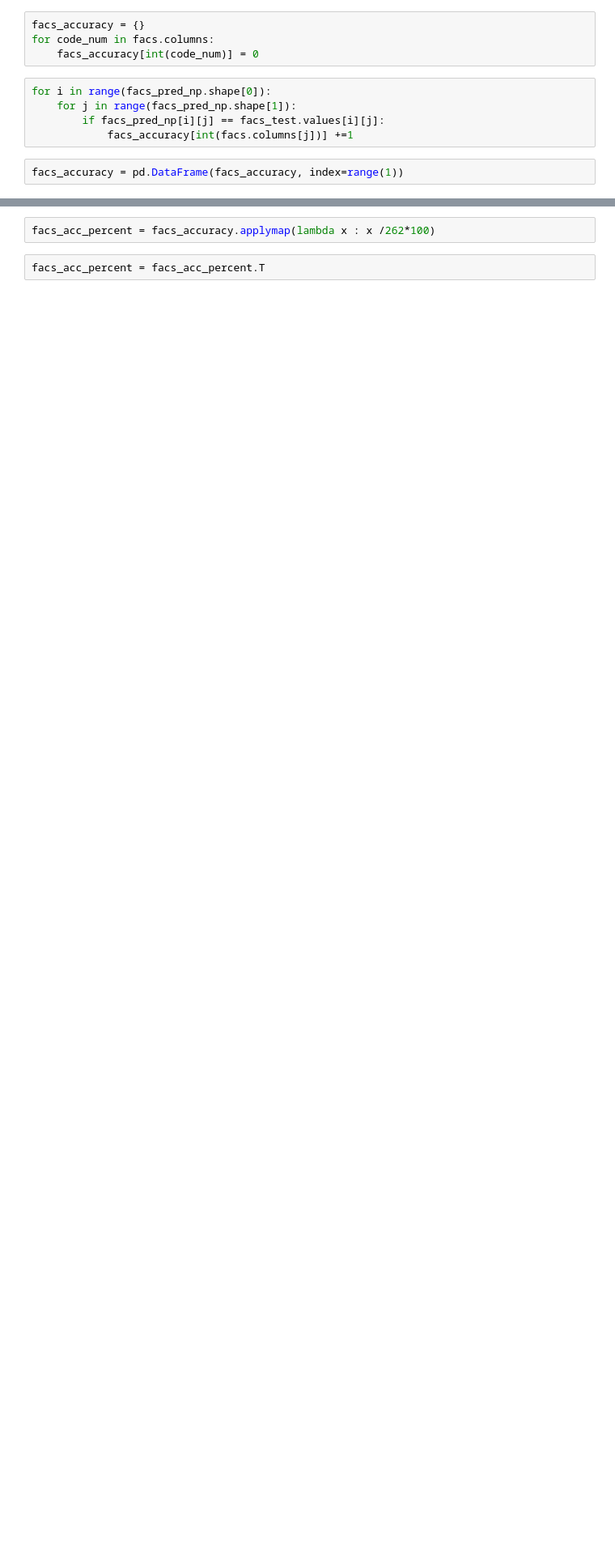
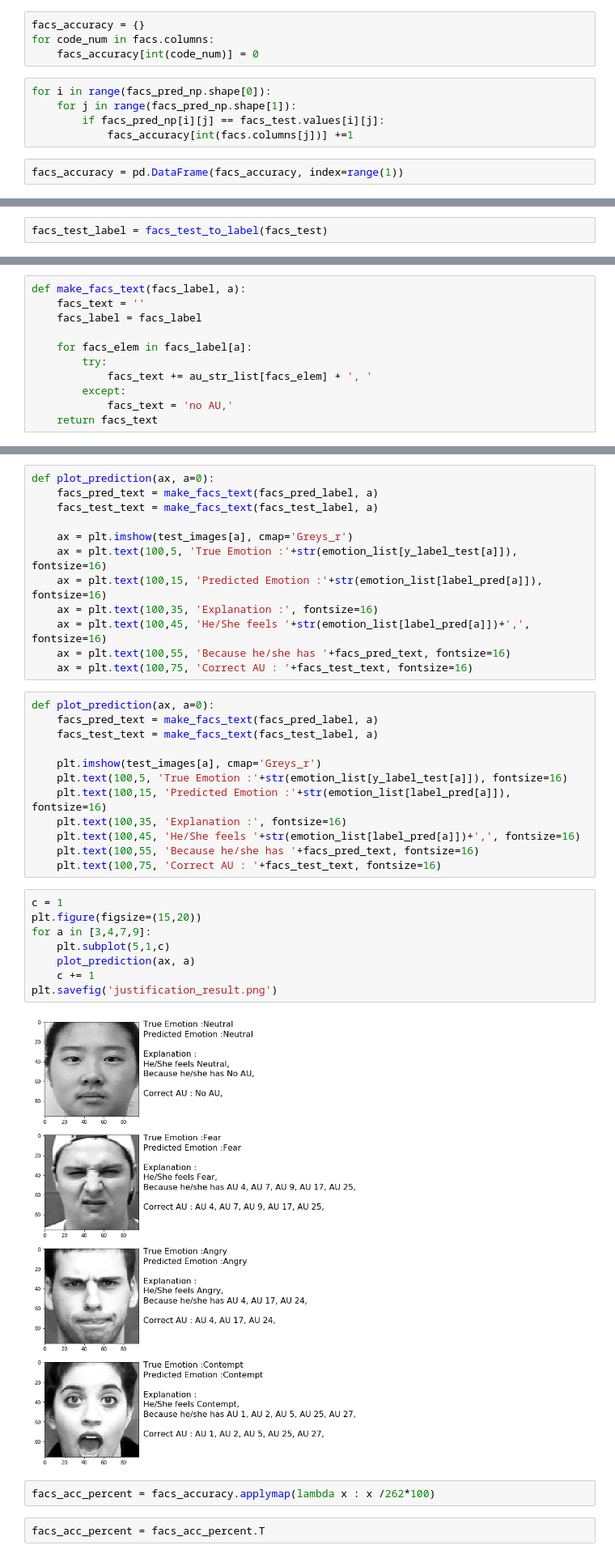
Before and after one commit to SunProg/do-neural-networks-learn-faus-iccvw-2015, a Jupyter notebook: feature-au.ipynb, the cells around one changed output, grey strips where cells are left out. Shown at 81% size. Drawn from its saved outputs; the diff is of its cells as text; blank space fills up the shorter version.

```diff
--- a/feature-au.ipynb
+++ b/feature-au.ipynb
@@ -190,0 +322,2 @@ facs_accuracy = pd.DataFrame(facs_accuracy, index=range(1))
+# %%
+facs_test_label = facs_test_to_label(facs_test)
@@ -190,0 +344,11 @@ facs_accuracy = pd.DataFrame(facs_accuracy, index=range(1))
+# %%
+def make_facs_text(facs_label, a):
+    facs_text = ''
+    facs_label = facs_label
+
+    for facs_elem in facs_label[a]:
+        try:
+            facs_text += au_str_list[facs_elem] + ', '
+        except:
+            facs_text = 'no AU,'
+    return facs_text
@@ -191,3 +375,37 @@ facs_accuracy = pd.DataFrame(facs_accuracy, index=range(1))
+# %%
+def plot_prediction(ax, a=0):
+    facs_pred_text = make_facs_text(facs_pred_label, a)
+    facs_test_text = make_facs_text(facs_test_label, a)
+
+    ax = plt.imshow(test_images[a], cmap='Greys_r')
+    ax = plt.text(100,5, 'True Emotion :'+str(emotion_list[y_label_test[a]]), fontsize=16)
+    ax = plt.text(100,15, 'Predicted Emotion :'+str(emotion_list[label_pred[a]]), fontsize=16)
+    ax = plt.text(100,35, 'Explanation :', fontsize=16)
+    ax = plt.text(100,45, 'He/She feels '+str(emotion_list[label_pred[a]])+',', fontsize=16)
+    ax = plt.text(100,55, 'Because he/she has '+facs_pred_text, fontsize=16)
+    ax = plt.text(100,75, 'Correct AU : '+facs_test_text, fontsize=16)
+# %%
+def plot_prediction(ax, a=0):
+    facs_pred_text = make_facs_text(facs_pred_label, a)
+    facs_test_text = make_facs_text(facs_test_label, a)
+
+    plt.imshow(test_images[a], cmap='Greys_r')
+    plt.text(100,5, 'True Emotion :'+str(emotion_list[y_label_test[a]]), fontsize=16)
+    plt.text(100,15, 'Predicted Emotion :'+str(emotion_list[label_pred[a]]), fontsize=16)
+    plt.text(100,35, 'Explanation :', fontsize=16)
+    plt.text(100,45, 'He/She feels '+str(emotion_list[label_pred[a]])+',', fontsize=16)
+    plt.text(100,55, 'Because he/she has '+facs_pred_text, fontsize=16)
+    plt.text(100,75, 'Correct AU : '+facs_test_text, fontsize=16)
+# %%
+c = 1
+plt.figure(figsize=(15,20))
+for a in [3,4,7,9]:
+    plt.subplot(5,1,c)
+    plot_prediction(ax, a)
+    c += 1
+plt.savefig('justification_result.png')
+# %% [output]
+[figure, added]
 # %%
 facs_acc_percent = facs_accuracy.applymap(lambda x : x /262*100)
 # %%
```
Also changed, not shown: parts of 22 cells of this notebook, 1 other file.
